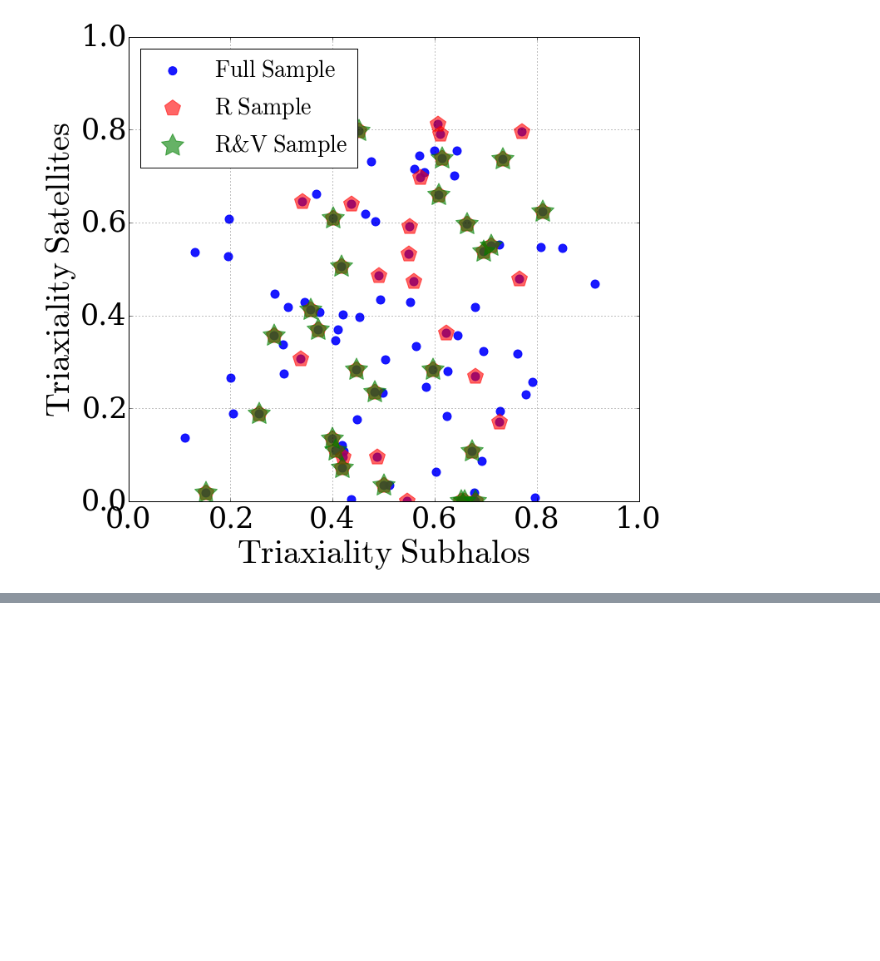
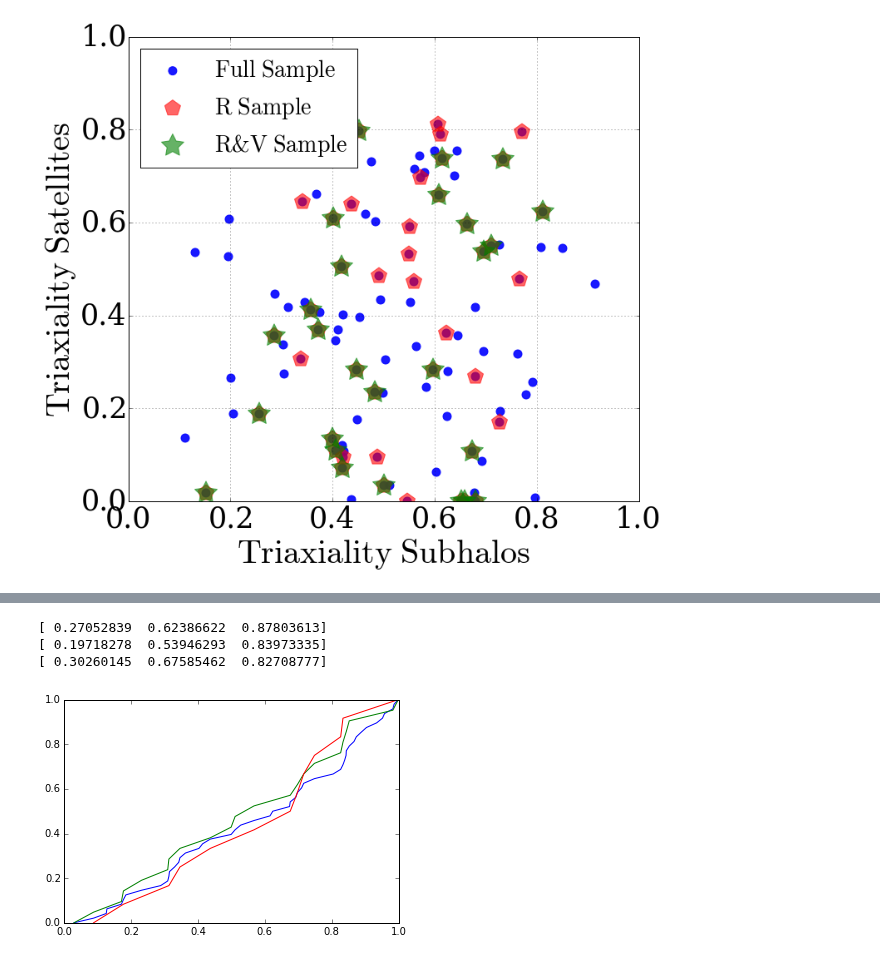
Before and after one commit to astroandes/SatelliteShapeLG, a Jupyter notebook: code/explore.ipynb, the cells around one changed output, grey strips where cells are left out. Saved outputs shown, nothing was run; the diff lists cells and outputs as text; code cells hidden in the pictures; blank space fills up the shorter version.

```diff
--- a/code/explore.ipynb
+++ b/code/explore.ipynb
@@ -379,0 +419,23 @@ a = plt.hist(axratio_bright_A/axratio_dark_A, bins=20)
+# %%
+mu = np.sort(dot_product_r_dark_B[ifull])
+n = len(mu)
+x = np.linspace(0.0,1.0, n)
+plt.plot(mu,x)
+print(np.percentile(mu,[16,50,84]))
+
+mu = np.sort(dot_product_r_dark_B[irsample])
+n = len(mu)
+x = np.linspace(0.0,1.0, n)
+plt.plot(mu,x)
+print(np.percentile(mu,[16,50,84]))
+
+mu = np.sort(dot_product_r_dark_B[irvsample])
+n = len(mu)
+x = np.linspace(0.0,1.0, n)
+plt.plot(mu,x)
+print(np.percentile(mu,[16,50,84]))
+# %% [output]
+[ 0.27052839  0.62386622  0.87803613]
+[ 0.19718278  0.53946293  0.83973335]
+[ 0.30260145  0.67585462  0.82708777]
+[figure, added]
```
Also changed, not shown: parts of 9 cells of this notebook, 8 other files.
